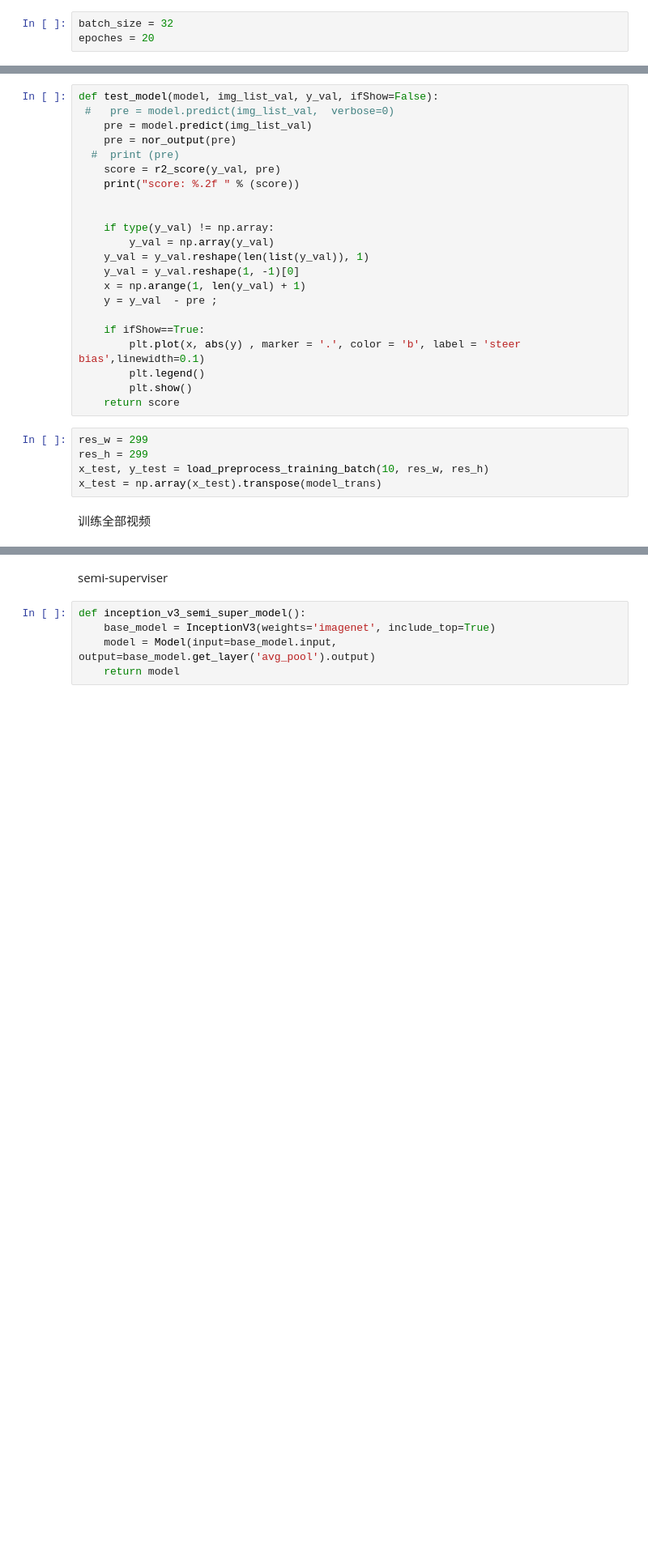
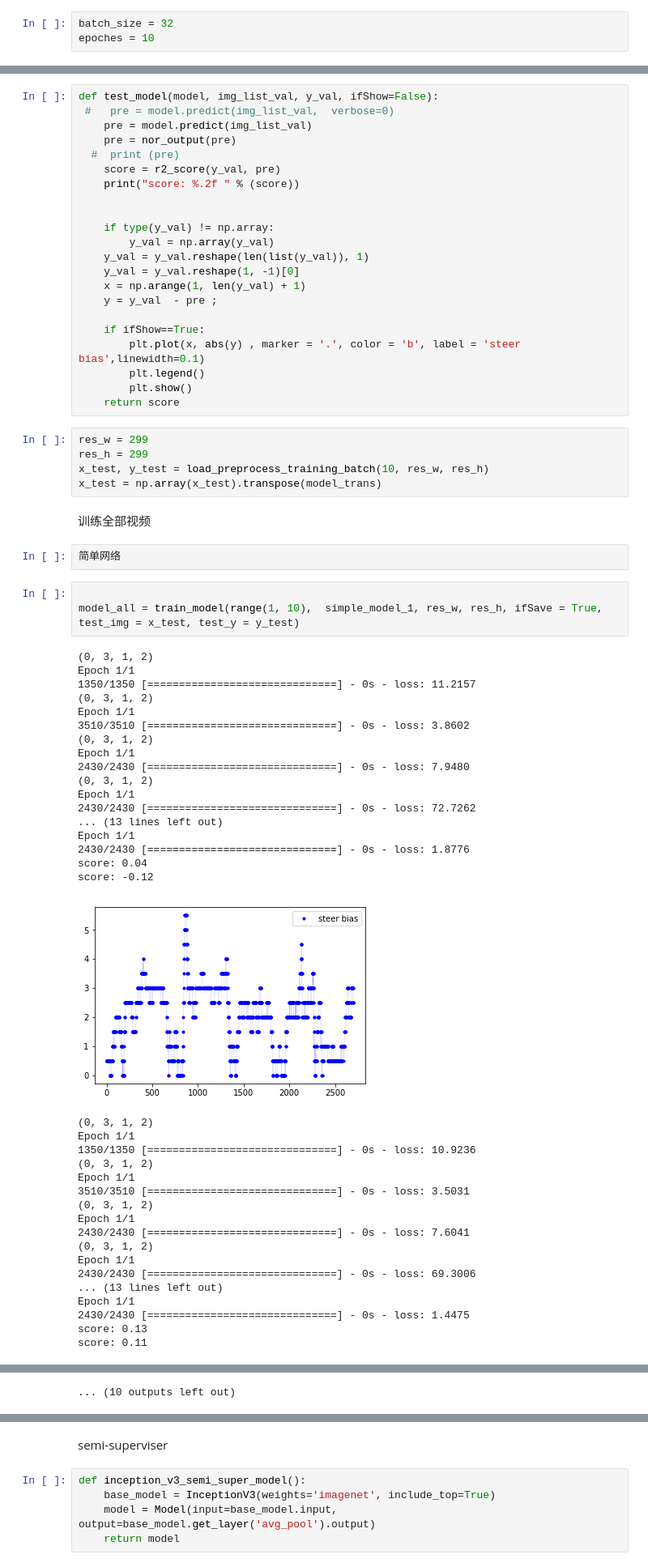
Before and after one commit to rosaann/for_tesla, a Jupyter notebook: deep_tesla.ipynb, the cells around one changed output, grey strips where cells are left out. Shown: that part at 81% size. Saved outputs shown, nothing was run; the diff lists cells and outputs as text; blank space fills up the shorter version.

```diff
--- a/deep_tesla.ipynb
+++ b/deep_tesla.ipynb
@@ -260,7 +265,7 @@ def restNet_model(time_len=1):
     return model
 # %%
 batch_size = 32
-epoches = 20
+epoches = 10
 # %%
 from sklearn.metrics import mean_squared_error, r2_score
 import matplotlib.pyplot as plt
@@ -451,3 +456,44 @@ x_test, y_test = load_preprocess_training_batch(10, res_w, res_h)
 x_test = np.array(x_test).transpose(model_trans)
 # %% [markdown]
 训练全部视频
+# %%
+简单网络
+# %%
+
+model_all = train_model(range(1, 10),  simple_model_1, res_w, res_h, ifSave = True, test_img = x_test, test_y = y_test)
+# %% [output]
+(0, 3, 1, 2)
+Epoch 1/1
+1350/1350 [==============================] - 0s - loss: 11.2157
+(0, 3, 1, 2)
+Epoch 1/1
+3510/3510 [==============================] - 0s - loss: 3.8602
+(0, 3, 1, 2)
+Epoch 1/1
+2430/2430 [==============================] - 0s - loss: 7.9480
+(0, 3, 1, 2)
+Epoch 1/1
+2430/2430 [==============================] - 0s - loss: 72.7262
+... (13 lines left out)
+Epoch 1/1
+2430/2430 [==============================] - 0s - loss: 1.8776
+score: 0.04
+score: -0.12
+[figure, added]
+(0, 3, 1, 2)
+Epoch 1/1
+1350/1350 [==============================] - 0s - loss: 10.9236
+(0, 3, 1, 2)
+Epoch 1/1
+3510/3510 [==============================] - 0s - loss: 3.5031
+(0, 3, 1, 2)
+Epoch 1/1
+2430/2430 [==============================] - 0s - loss: 7.6041
+(0, 3, 1, 2)
+Epoch 1/1
+2430/2430 [==============================] - 0s - loss: 69.3006
+... (13 lines left out)
+Epoch 1/1
+2430/2430 [==============================] - 0s - loss: 1.4475
+score: 0.13
+score: 0.11
@@ -454 +573,2 @@ x_test = np.array(x_test).transpose(model_trans)
+... (10 outputs left out)
 # %%
```
Also changed, not shown: parts of 8 cells of this notebook.
